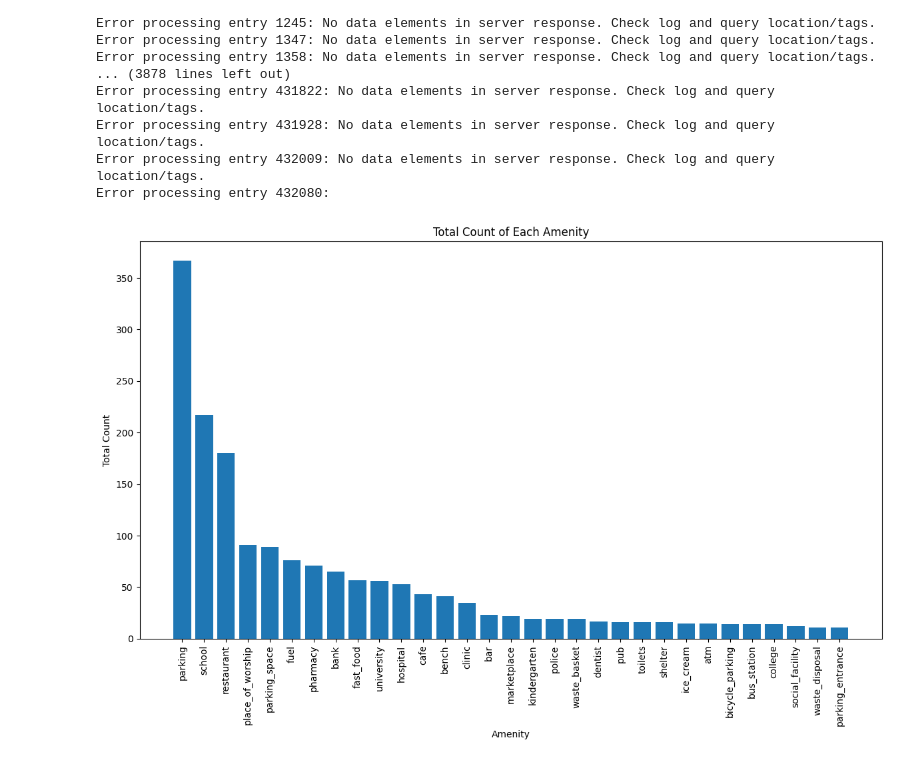
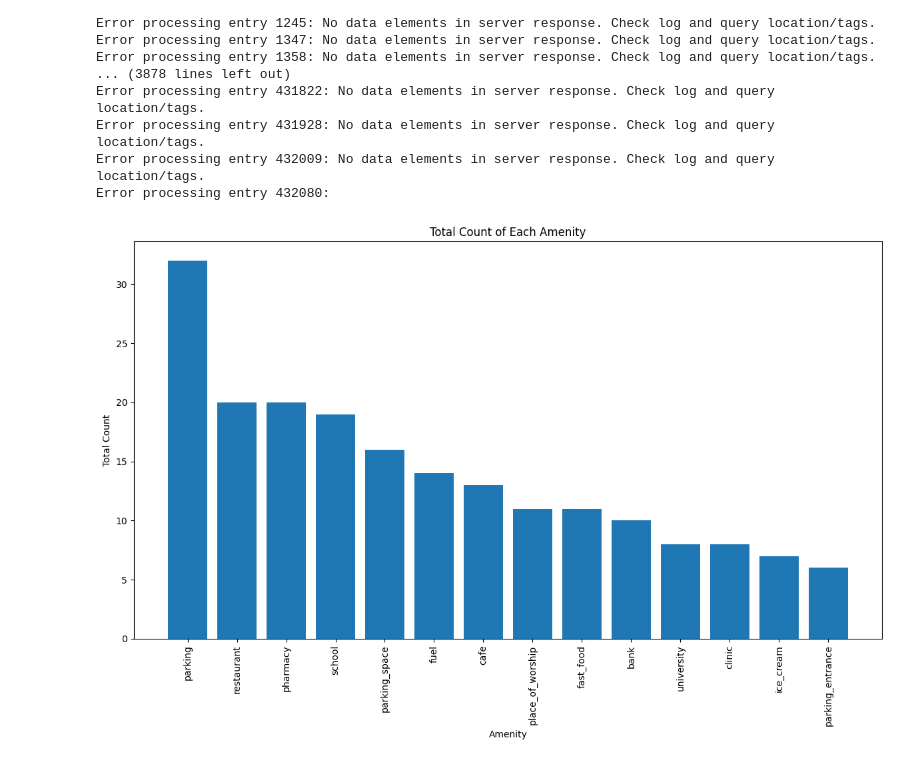
Before and after one commit to liudvikaszekas/distance-vlm, a Jupyter notebook: scripts/test.ipynb, the cells around one changed output. Cells and saved outputs as stored; diff of their text form; code cells hidden in the pictures.

```diff
--- a/scripts/test.ipynb
+++ b/scripts/test.ipynb
@@ -12,9 +24,9 @@ available_images = set(f.split('.')[0] for f in os.listdir(image_directory) if f
 # %%
-
+import osmnx as ox
 
 # Filter dataset to include only entries with matching images
 data['id'] = data['id'].astype(str)
-subset_with_images = data[data['id'].isin(available_images)].head(10000)
+subset_with_images = data[data['id'].isin(available_images)].head(5000)
 
 radius = 30
 ids_with_amenities = {}
@@ -27,6 +39,7 @@ for index, row in subset_with_images.iterrows():
     tags = {'amenity': True}
     try:
         pois = ox.features.features_from_point((latitude, longitude), tags, dist=radius)
+
         if not pois.empty:
             # Initialize dictionary for this ID if not already done
             if image_id not in ids_with_amenities:
@@ -74,29 +87,29 @@ Error processing entry 432080:
 # %%
 from collections import Counter
 import matplotlib.pyplot as plt
 
 # Flatten the dictionary to count the occurrences of each amenity
 amenity_counter = Counter()
 
 for amenities in ids_with_amenities.values():
     for amenity, count in amenities.items():
         amenity_counter[amenity] += count
 
-filtered_amenities = {amenity: count for amenity, count in amenity_counter.items() if count > 10}
+filtered_amenities = {amenity: count for amenity, count in amenity_counter.items() if count > 5}
 
 # Convert the counter to a sorted list of amenities and counts
 sorted_amenities = sorted(filtered_amenities.items(), key=lambda x: x[1], reverse=True)
 amenities, counts = zip(*sorted_amenities)
 
 # Plot the data
 plt.figure(figsize=(12, 8))
 plt.bar(amenities, counts)
 plt.xlabel('Amenity')
 plt.ylabel('Total Count')
 plt.title('Total Count of Each Amenity')
 plt.xticks(rotation=90)
 plt.tight_layout()
 
 plt.show()
 # %% [output]
-[figure, old version]
+[figure, new version]
```
Also changed, not shown: parts of 3 cells of this notebook, 23 other files.
